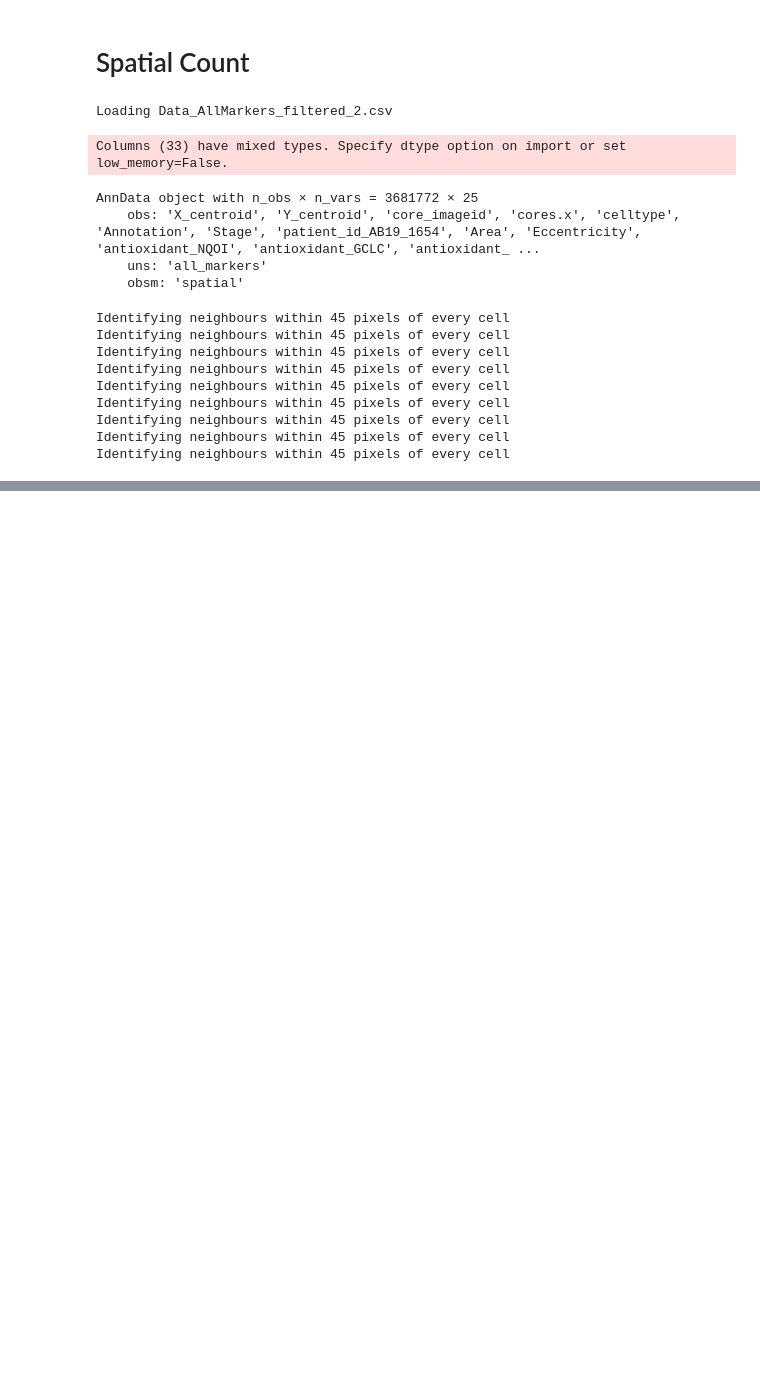
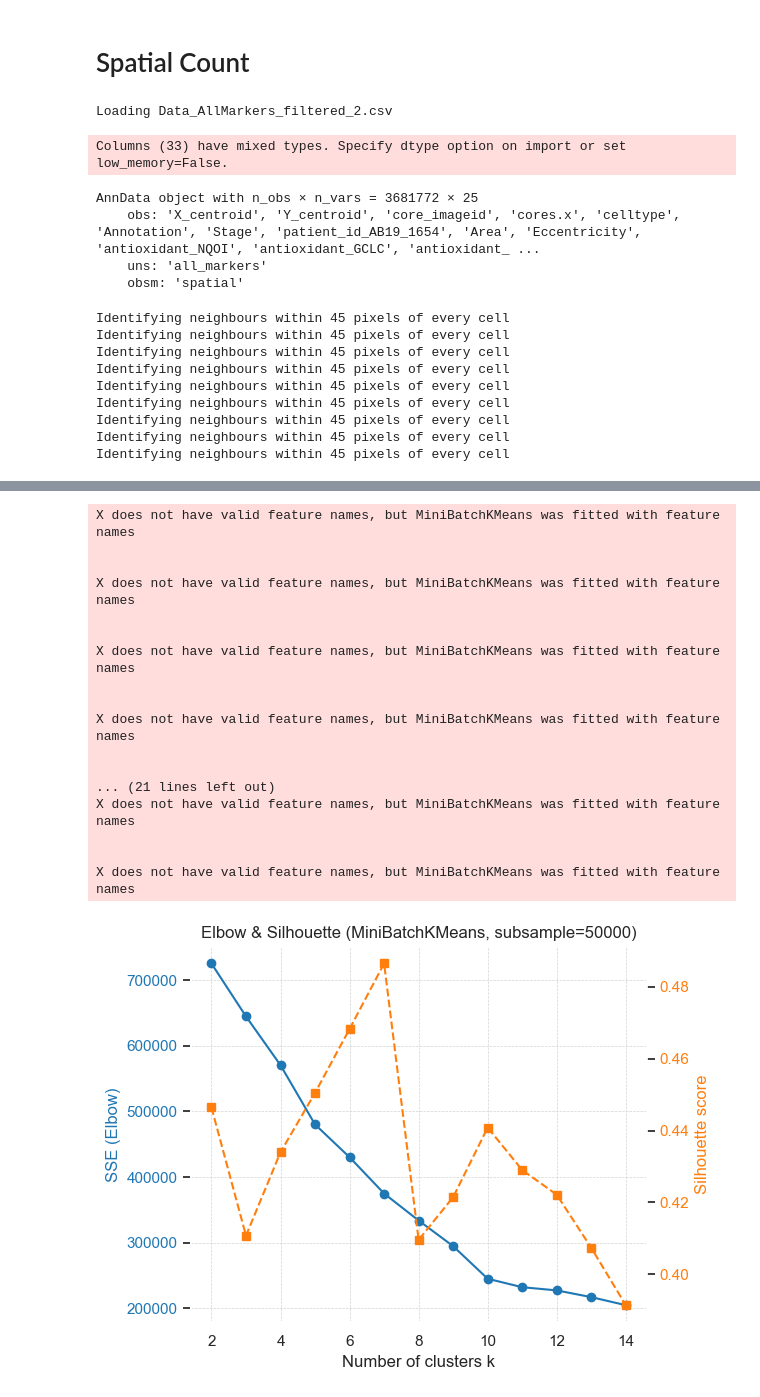
Before and after one commit to farkkilab/Auria_project, a Jupyter notebook: Codes/02_Scimap/Auria_Scimap_Spatial-Count.ipynb, the cells around one changed output, grey strips where cells are left out. Saved outputs shown, nothing was run; the diff lists cells and outputs as text; code cells hidden in the pictures; blank space fills up the shorter version.

Commit message:
Add new codes for Auria projects

```diff
--- a/Codes/02_Scimap/Auria_Scimap_Spatial-Count.ipynb
+++ b/Codes/02_Scimap/Auria_Scimap_Spatial-Count.ipynb
@@ -150,0 +260,21 @@ data.to_csv('/Users/wenqchen/Desktop/Projects/Auria/Data/t-CycIF/Data_AllMarkers
+# %%
+elbow_silhouette_plot(adata, df_name='spatial_count_45px', k_range=range(2,15), subsample=50000, savepath='/Users/wenqchen/Desktop/Projects/Auria/Plots/elbow_silhouette_plot_3.pdf')
+# %% [output]
+X does not have valid feature names, but MiniBatchKMeans was fitted with feature names
+
+
+X does not have valid feature names, but MiniBatchKMeans was fitted with feature names
+
+
+X does not have valid feature names, but MiniBatchKMeans was fitted with feature names
+
+
+X does not have valid feature names, but MiniBatchKMeans was fitted with feature names
+
+
+... (21 lines left out)
+X does not have valid feature names, but MiniBatchKMeans was fitted with feature names
+
+
+X does not have valid feature names, but MiniBatchKMeans was fitted with feature names
+[figure, added]
```
Also changed, not shown: parts of 12 cells of this notebook, 8 other files.
